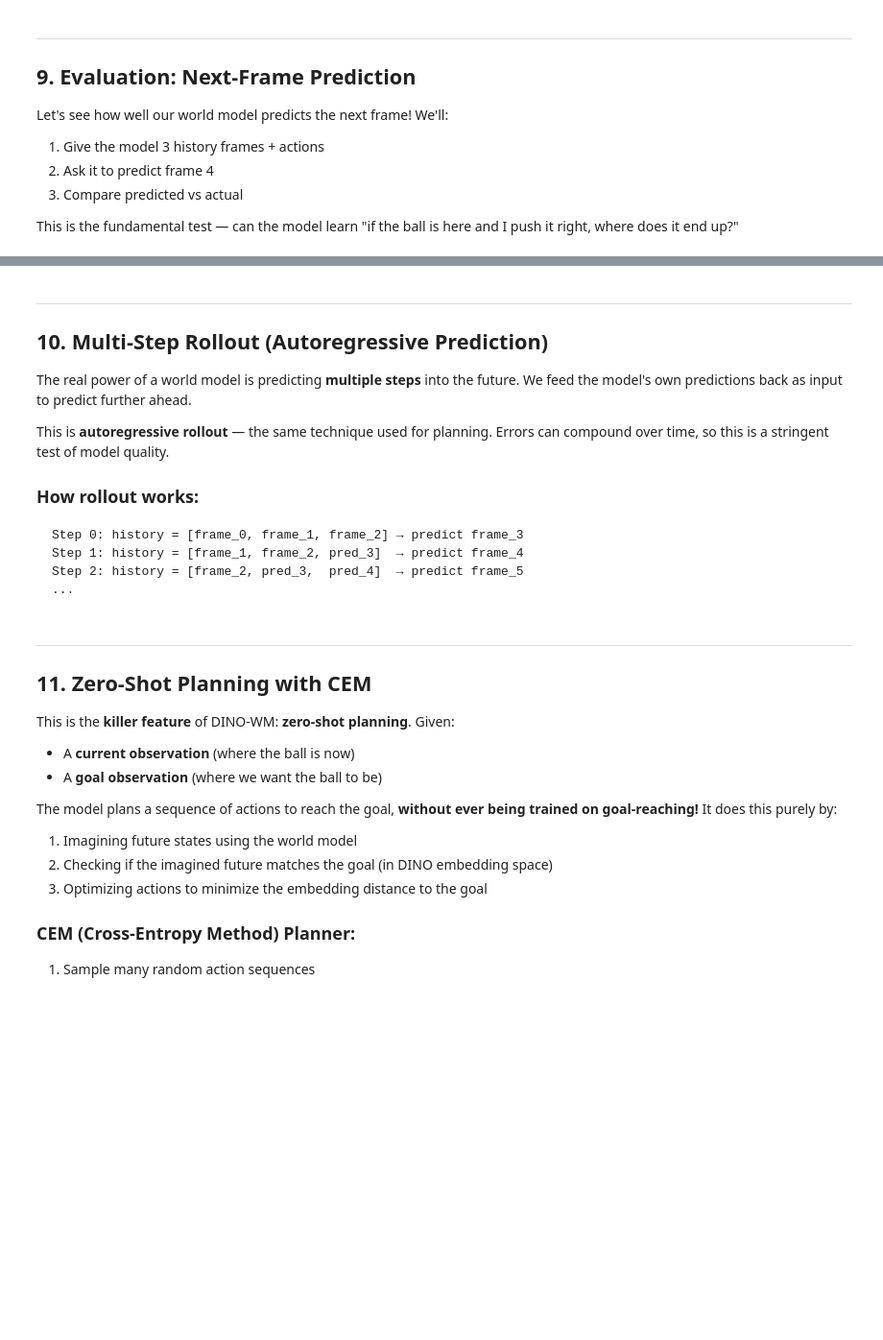
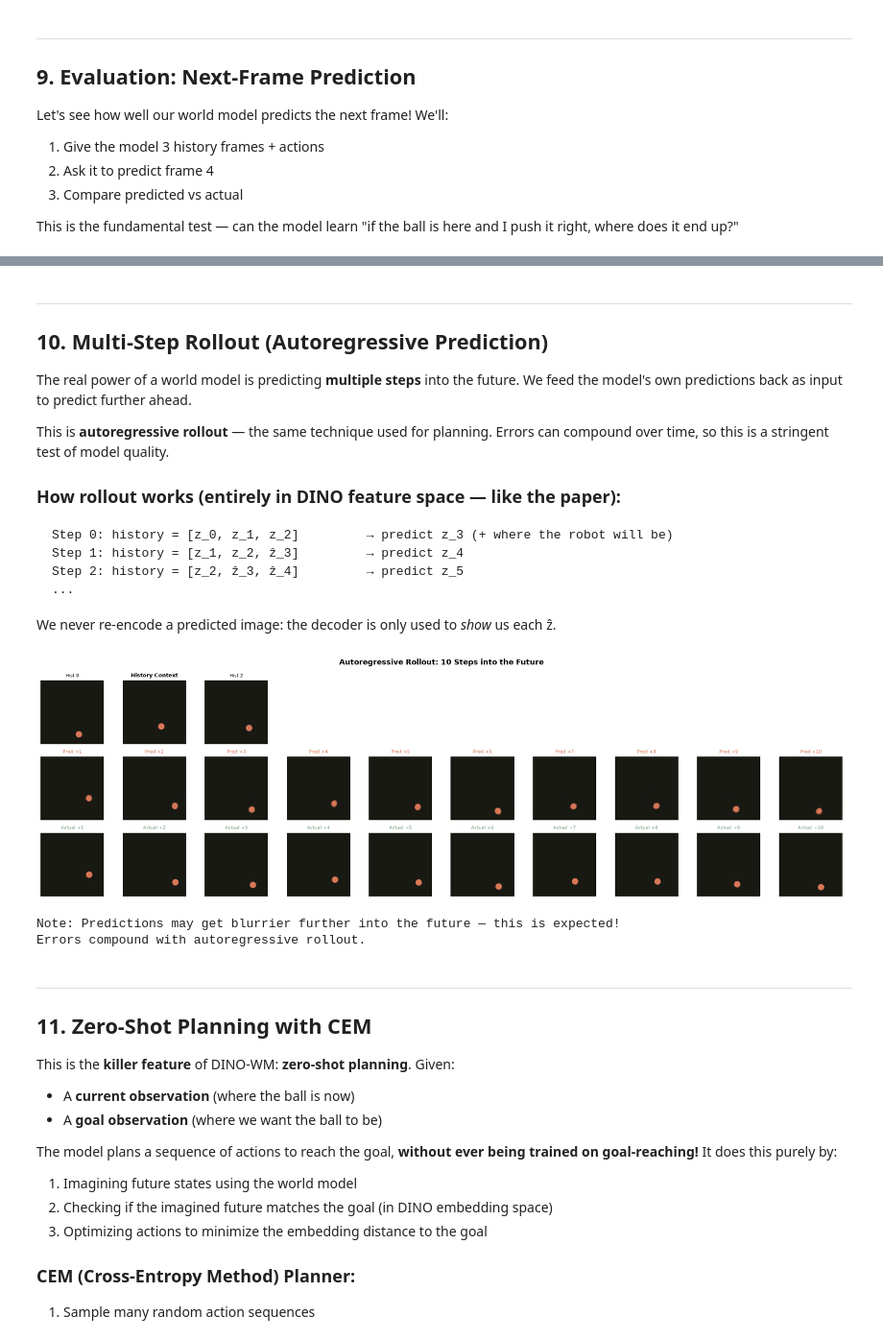
Before and after one commit to RajatDandekar/build-a-world-model-from-scratch, a Jupyter notebook: lecture-10-dino-wm/DINO_World_Model_From_Scratch.ipynb, the cells around one changed output, grey strips where cells are left out. Shown at 96% size. Saved outputs shown, nothing was run; the diff lists cells and outputs as text; code cells hidden in the pictures; blank space fills up the shorter version.

````diff
--- a/lecture-10-dino-wm/DINO_World_Model_From_Scratch.ipynb
+++ b/lecture-10-dino-wm/DINO_World_Model_From_Scratch.ipynb
@@ -938,7 +1004,7 @@ optimizer = torch.optim.AdamW([
     {'params': model.proprio_encoder.parameters(), 'lr': 5e-4},
 ], weight_decay=1e-4)
 
-scheduler = torch.optim.lr_scheduler.CosineAnnealingLR(optimizer, T_max=30, eta_min=1e-5)
+scheduler = torch.optim.lr_scheduler.CosineAnnealingLR(optimizer, T_max=12, eta_min=1e-5)
 
 print("Optimizer configured with separate learning rates:")
 for i, pg in enumerate(optimizer.param_groups):
@@ -947,8 +1019,9 @@ for i, pg in enumerate(optimizer.param_groups):
 # %%
 # Training loop
-NUM_EPOCHS = 30
+NUM_EPOCHS = 12
+scaler = torch.cuda.amp.GradScaler()  # mixed precision: ~2.5x faster on a T4
 
-history = {'total_loss': [], 'z_loss': [], 'recon_loss': [], 'recon_loss_gt': [], 'vq_loss': []}
+history = {'total_loss': [], 'z_loss': [], 'prop_loss': [], 'recon_loss': [], 'recon_loss_gt': [], 'vq_loss': []}
 
 model.train()
 # Keep DINO in eval mode always (frozen batch norm etc.)
@@ -963,15 +1036,18 @@ for epoch in range(NUM_EPOCHS):
         act = act.to(device)    # (B, 4, 2)
         prop = prop.to(device)  # (B, 4, 2)
 
-        # Forward pass
-        loss_dict = model(vis, act, prop)
+        # Forward pass (fp16 autocast)
+        with torch.autocast('cuda', dtype=torch.float16):
+            loss_dict = model(vis, act, prop)
 
         # Backward pass
         optimizer.zero_grad()
-        loss_dict['total_loss'].backward()
+        scaler.scale(loss_dict['total_loss']).backward()
         # Gradient clipping (stabilizes training)
+        scaler.unscale_(optimizer)
         torch.nn.utils.clip_grad_norm_(model.parameters(), max_norm=1.0)
-        optimizer.step()
+        scaler.step(optimizer)
+        scaler.update()
 
         # Record losses
         for k in history:
@@ -994,6 +1070,7 @@ for epoch in range(NUM_EPOCHS):
             f"Epoch {epoch+1:3d} | "
             f"Total: {history['total_loss'][-1]:.4f} | "
             f"Z-loss: {history['z_loss'][-1]:.4f} | "
+            f"Prop: {history['prop_loss'][-1]:.4f} | "
             f"Recon: {history['recon_loss'][-1]:.4f} | "
             f"Recon-GT: {history['recon_loss_gt'][-1]:.4f} | "
             f"VQ: {history['vq_loss'][-1]:.4f}"
@@ -1082,13 +1168,14 @@ The real power of a world model is predicting **multiple steps** into the future
 
 This is **autoregressive rollout** — the same technique used for planning. Errors can compound over time, so this is a stringent test of model quality.
 
-### How rollout works:
+### How rollout works (entirely in DINO feature space — like the paper):
 ```
-Step 0: history = [frame_0, frame_1, frame_2] → predict frame_3
-Step 1: history = [frame_1, frame_2, pred_3]  → predict frame_4
-Step 2: history = [frame_2, pred_3,  pred_4]  → predict frame_5
+Step 0: history = [z_0, z_1, z_2]         → predict z_3 (+ where the robot will be)
+Step 1: history = [z_1, z_2, ẑ_3]         → predict z_4
+Step 2: history = [z_2, ẑ_3, ẑ_4]         → predict z_5
 ...
 ```
+We never re-encode a predicted image: the decoder is only used to *show* us each ẑ.
 # %%
 @torch.no_grad()
 def autoregressive_rollout(model, init_visuals, init_actions, init_proprios, future_actions, n_steps=8):
@@ -1108,29 +1195,27 @@ def autoregressive_rollout(model, init_visuals, init_actions, init_proprios, fut
     model.eval()
     num_hist = model.num_hist
 
-    # Start with initial history
-    vis_buffer = list(init_visuals[0])      # List of (3, 224, 224)
-    act_buffer = list(init_actions[0])      # List of (2,)
-    prop_buffer = list(init_proprios[0])    # List of (2,)
+    # Encode the real history once: each block = [256 patches | 4 action | 4 proprio] tokens
+    blocks = [
+        model.encode_step(init_visuals[:, t].to(device), init_actions[:, t].to(device),
+                          init_proprios[:, t].to(device))[0]
+        for t in range(num_hist)
+    ]
 
     predicted_frames = []
+    for step in range(n_steps):
+        # Predict the next step from the last num_hist blocks
+        z_pred, z_extra = model.predictor(torch.cat(blocks[-num_hist:], dim=1), return_extra=True)
+        p_pred = z_extra[:, -model.prop_tokens:]  # predicted proprio tokens
 
-    for step in range(n_steps):
-        # Take the last num_hist frames as input
-        vis_in = torch.stack(vis_buffer[-num_hist:]).unsqueeze(0).to(device)
-        act_in = torch.stack(act_buffer[-num_hist:]).unsqueeze(0).to(device)
-        prop_in = torch.stack(prop_buffer[-num_hist:]).unsqueeze(0).to(device)
+        # Decode only to look at it
+        img_pred, _ = model.decoder(z_pred)
+        predicted_frames.append(img_pred[0].float().cpu())
 
-        # Predict next frame
-        pred_img, z_pred = model.predict_next(vis_in, act_in, prop_in)
-
-        predicted_frames.append(pred_img[0].cpu())
-
-        # Add prediction to buffer for next step
-        vis_buffer.append(pred_img[0].cpu())
-        act_buffer.append(future_actions[0, step].cpu())
-        # Use a dummy proprio (in real use, you'd predict this too)
-        prop_buffer.append(prop_buffer[-1])  # repeat last known
+        # Feed the *predicted* features back in, with the next action
+        if step < n_steps - 1:
+            act_tok = model.action_encoder(future_actions[:, step].to(device))
+            blocks.append(torch.cat([z_pred, act_tok, p_pred], dim=1))
 
     return predicted_frames
 
@@ -1167,33 +1252,37 @@ fig, axes = plt.subplots(3, n_future, figsize=(2 * n_future, 6))
 for t in range(n_future):
     # History context (first 3 only)
     if t < 3:
         axes[0, t].imshow(data['visuals'][traj_idx, start_t + t])
         axes[0, t].set_title(f'Hist {t}', fontsize=8)
     else:
         axes[0, t].axis('off')
     axes[0, t].axis('off')
 
     # Predicted
     axes[1, t].imshow(pred_frames[t].permute(1, 2, 0).numpy().clip(0, 1))
     axes[1, t].set_title(f'Pred +{t+1}', fontsize=8, color='#D97757')
     axes[1, t].axis('off')
 
     # Actual
     actual_t = start_t + 3 + t
     if actual_t < data['visuals'].shape[1]:
         axes[2, t].imshow(data['visuals'][traj_idx, actual_t])
         axes[2, t].set_title(f'Actual +{t+1}', fontsize=8, color='#7DA488')
     axes[2, t].axis('off')
 
 axes[0, 1].set_title('History Context', fontsize=9, fontweight='bold')
 axes[1, 0].set_ylabel('Predicted', fontsize=10, color='#D97757')
 axes[2, 0].set_ylabel('Actual', fontsize=10, color='#7DA488')
 fig.suptitle(f'Autoregressive Rollout: {n_future} Steps into the Future', fontsize=13, fontweight='bold')
 plt.tight_layout()
 plt.show()
 
 print("Note: Predictions may get blurrier further into the future — this is expected!")
 print("Errors compound with autoregressive rollout.")
+# %% [output]
+[figure, added]
+Note: Predictions may get blurrier further into the future — this is expected!
+Errors compound with autoregressive rollout.
 # %% [markdown]
 ---
 ## 11. Zero-Shot Planning with CEM
````
Also changed, not shown: parts of 20 cells of this notebook, 2 other files.
